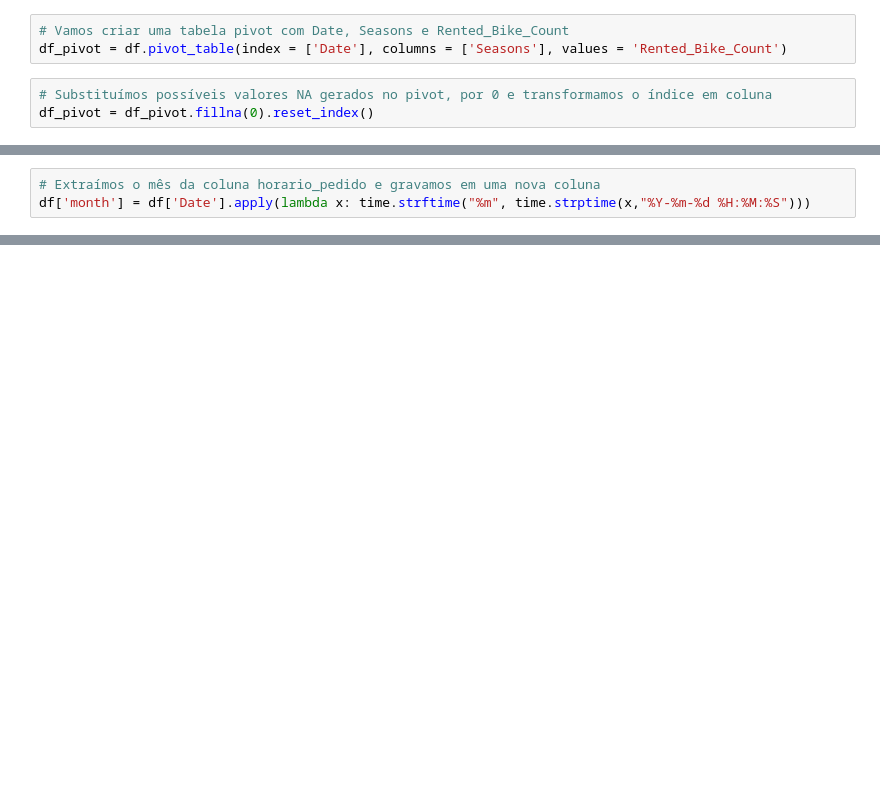
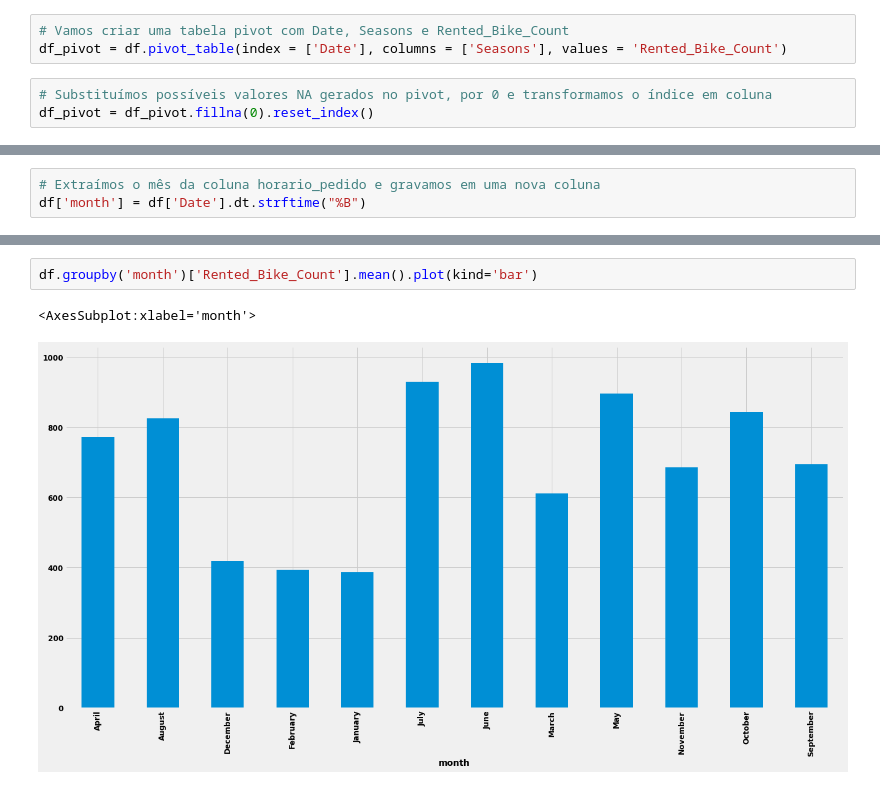
Before and after one commit to leandrofusco/SeoulBikeData, a Jupyter notebook: Untitled.ipynb, the cells around one changed output, grey strips where cells are left out. Cells and saved outputs as stored; diff of their text form; blank space fills up the shorter version.

```diff
--- a/Untitled.ipynb
+++ b/Untitled.ipynb
@@ -148,3 +213,3 @@ df_pivot.isnull().sum()
 # %%
 # Extraímos o mês da coluna horario_pedido e gravamos em uma nova coluna
-df['month'] = df['Date'].apply(lambda x: time.strftime("%m", time.strptime(x,"%Y-%m-%d %H:%M:%S")))
+df['month'] = df['Date'].dt.strftime("%B")
@@ -150,0 +225,5 @@ df['month'] = df['Date'].apply(lambda x: time.strftime("%m", time.strptime(x,"%Y
+# %%
+df.groupby('month')['Rented_Bike_Count'].mean().plot(kind='bar')
+# %% [output]
+<AxesSubplot:xlabel='month'>
+[figure, added]
```
Also changed, not shown: parts of 12 cells of this notebook, 1 other file.
